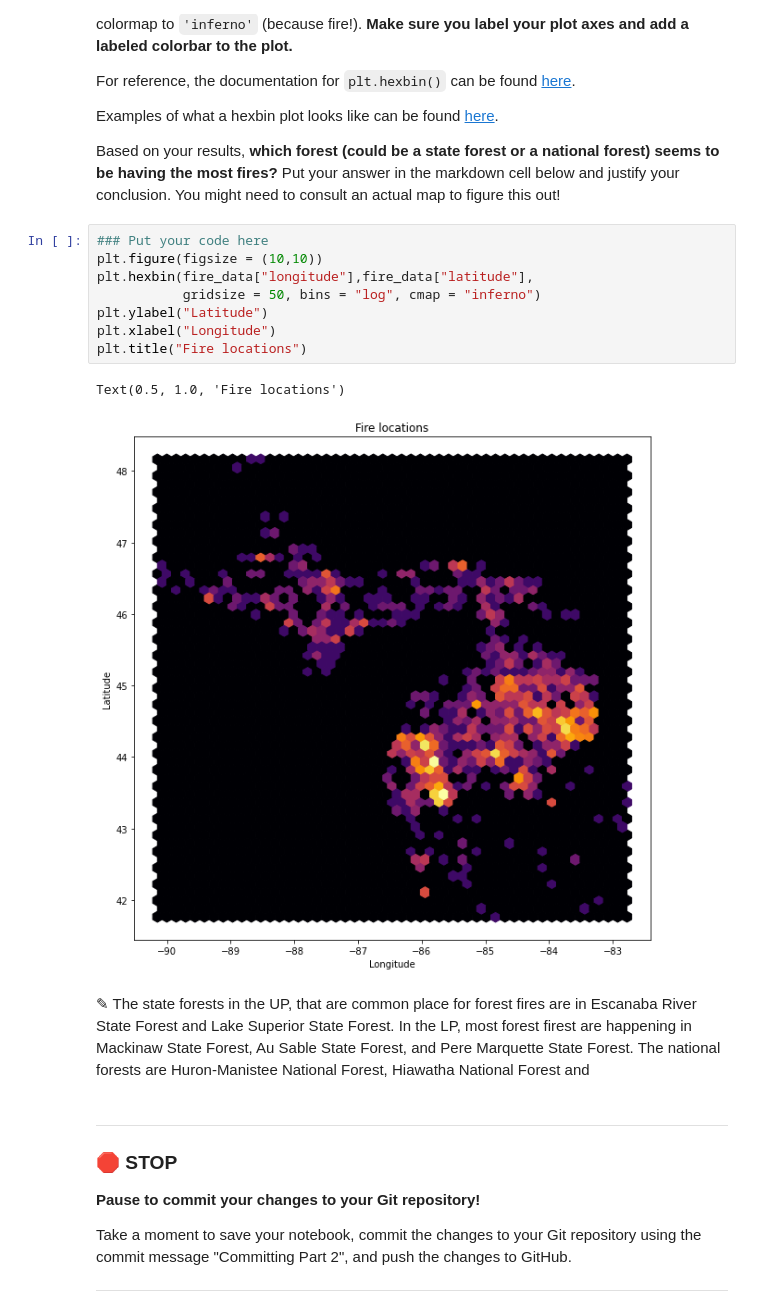
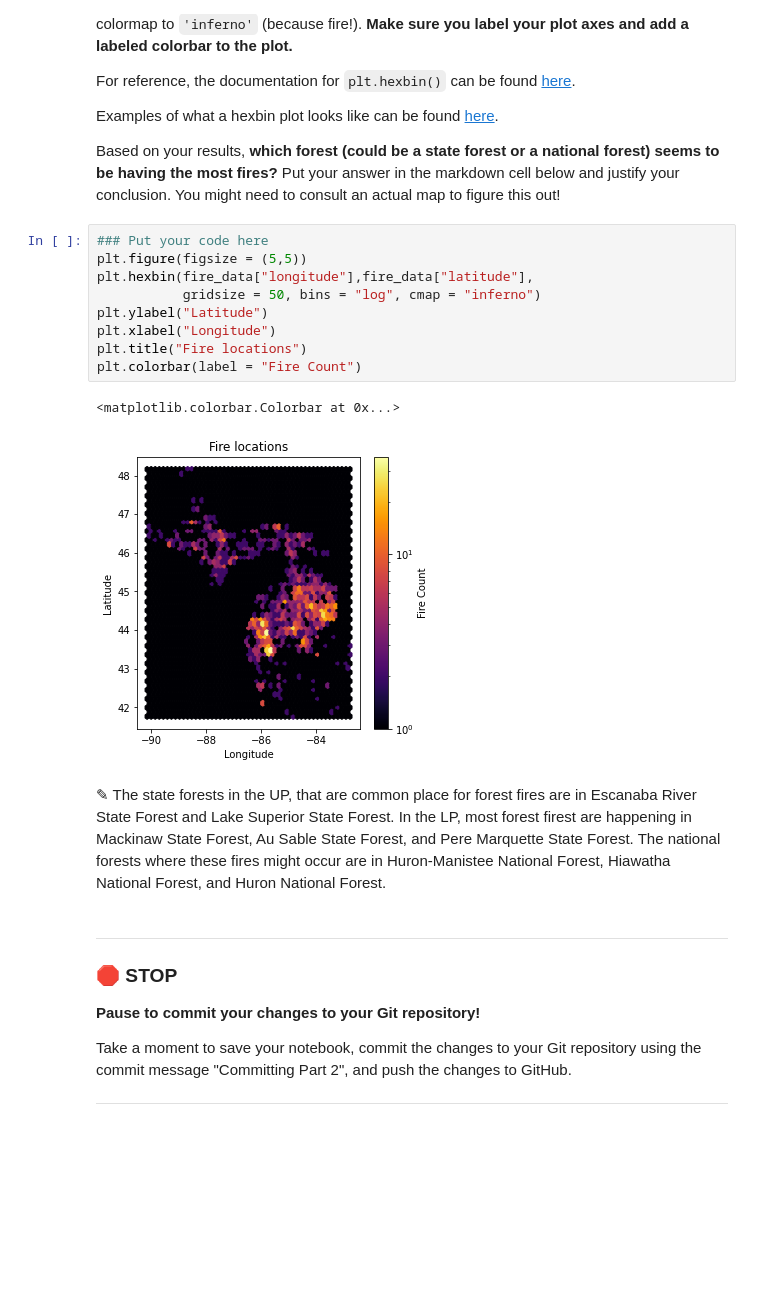
Before and after one commit to patelta2/cmse202-s21-turnin, a Jupyter notebook: hw-02/HW-02_PandasReviewAndPythonObjects-TanmayPatel.ipynb, the cells around one changed output. Cells and saved outputs as stored; diff of their text form; blank space fills up the shorter version.

```diff
--- a/hw-02/HW-02_PandasReviewAndPythonObjects-TanmayPatel.ipynb
+++ b/hw-02/HW-02_PandasReviewAndPythonObjects-TanmayPatel.ipynb
@@ -167,18 +168,18 @@ Examples of what a hexbin plot looks like can be found [here](https://matplotlib
 Based on your results, **which forest (could be a state forest or a national forest) seems to be having the most fires?** Put your answer in the markdown cell below and justify your conclusion. You might need to consult an actual map to figure this out!
 # %%
 ### Put your code here
-plt.figure(figsize = (10,10))
+plt.figure(figsize = (5,5))
 plt.hexbin(fire_data["longitude"],fire_data["latitude"],
            gridsize = 50, bins = "log", cmap = "inferno")
 plt.ylabel("Latitude")
 plt.xlabel("Longitude")
 plt.title("Fire locations")
+plt.colorbar(label = "Fire Count")
 # %% [output]
-Text(0.5, 1.0, 'Fire locations')
+<matplotlib.colorbar.Colorbar at 0x...>
-[figure, old version]
+[figure, new version]
 # %% [markdown]
-<font size=+3>&#9998;</font> The state forests in the UP, that are common place for forest fires are in Escanaba River State Forest and Lake Superior State Forest. In the LP, most forest firest are happening in Mackinaw State Forest, Au Sable State Forest, and Pere Marquette State Forest. The national forests are Huron-Manistee National Forest,
-Hiawatha National Forest and
+<font size=+3>&#9998;</font> The state forests in the UP, that are common place for forest fires are in Escanaba River State Forest and Lake Superior State Forest. In the LP, most forest firest are happening in Mackinaw State Forest, Au Sable State Forest, and Pere Marquette State Forest. The national forests where these fires might occur are in Huron-Manistee National Forest, Hiawatha National Forest, and Huron National Forest.
 # %% [markdown]
 ---
 ### &#128721; STOP
```
Also changed, not shown: parts of 8 cells of this notebook.
